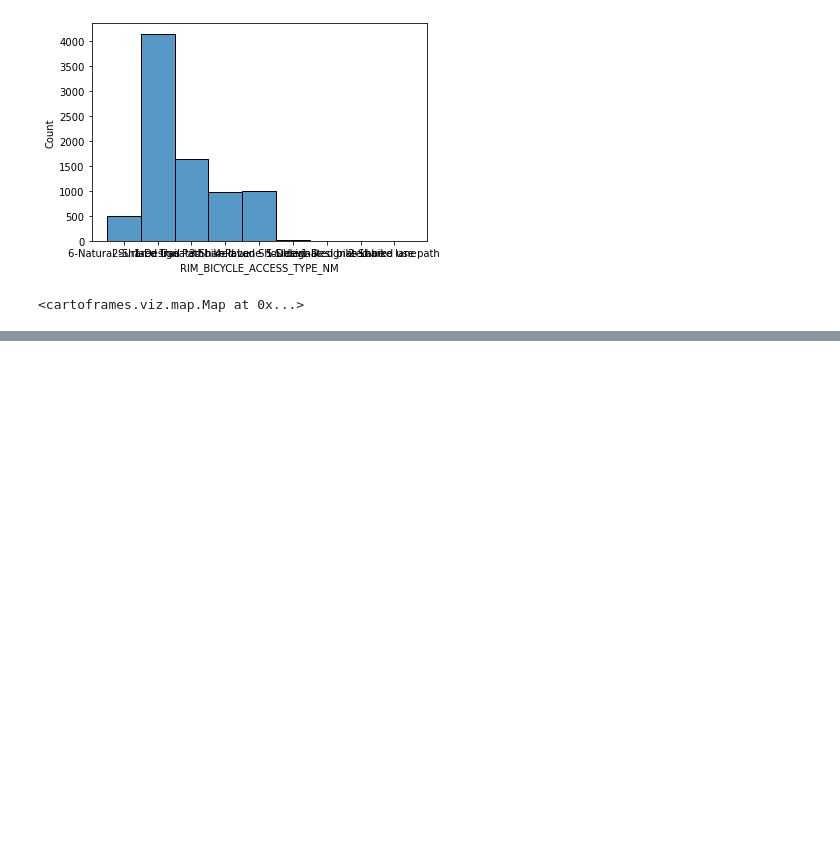
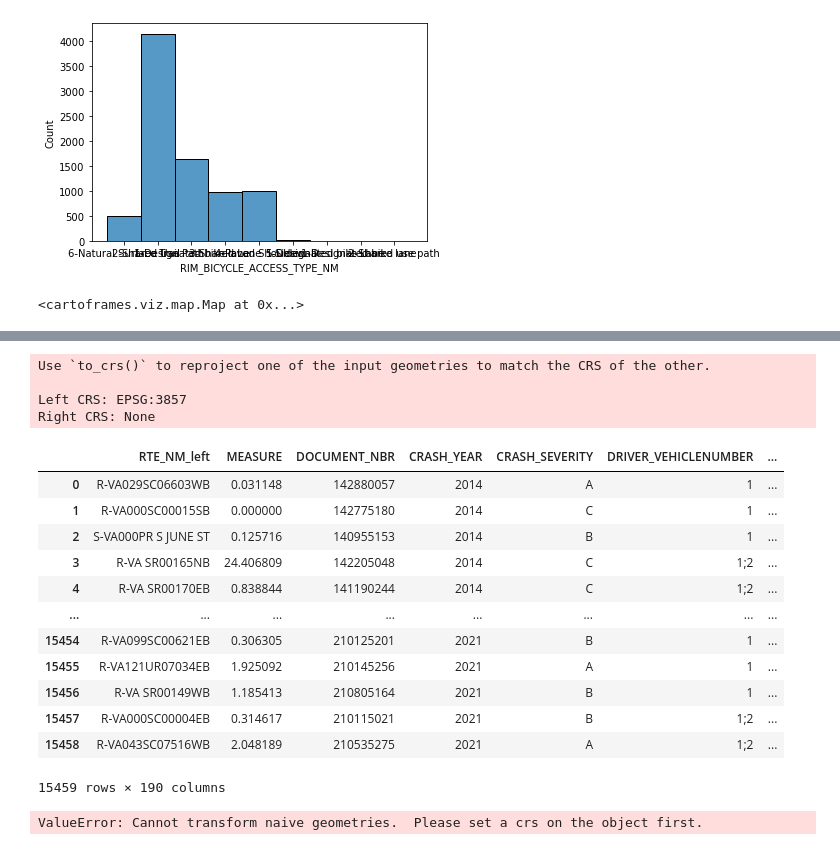
Before and after one commit to mjoireman/pathways-python, a Jupyter notebook: samples/gis_analysts_data_scientists/use_cases/01_bike_ped/bike_ped.ipynb, the cells around one changed output, grey strips where cells are left out. Cells and saved outputs as stored; diff of their text form; code cells hidden in the pictures; blank space fills up the shorter version.

```diff
--- a/samples/gis_analysts_data_scientists/use_cases/01_bike_ped/bike_ped.ipynb
+++ b/samples/gis_analysts_data_scientists/use_cases/01_bike_ped/bike_ped.ipynb
@@ -117,0 +153,26 @@ sns.jointplot(x=bike_df.LON, y=bike_df.LAT, kind="hex", color="#4CB391")
+# %%
+from geopandas.tools import sjoin
+join_left_bike = sjoin(bikes_df, infra_df, how ='left')
+join_left_bike
+# %% [output]
+Use `to_crs()` to reproject one of the input geometries to match the CRS of the other.
+
+Left CRS: EPSG:3857
+Right CRS: None
+|  | RTE_NM_left | MEASURE | DOCUMENT_NBR | CRASH_YEAR | CRASH_SEVERITY | DRIVER_VEHICLENUMBER | ... |
+| 0 | R-VA029SC06603WB | 0.031148 | 142880057 | 2014 | A | 1 | ... |
+| 1 | R-VA000SC00015SB | 0.000000 | 142775180 | 2014 | C | 1 | ... |
+| 2 | S-VA000PR S JUNE ST | 0.125716 | 140955153 | 2014 | B | 1 | ... |
+| 3 | R-VA SR00165NB | 24.406809 | 142205048 | 2014 | C | 1;2 | ... |
+| 4 | R-VA SR00170EB | 0.838844 | 141190244 | 2014 | C | 1;2 | ... |
+| ... | ... | ... | ... | ... | ... | ... | ... |
+| 15454 | R-VA099SC00621EB | 0.306305 | 210125201 | 2021 | B | 1 | ... |
+| 15455 | R-VA121UR07034EB | 1.925092 | 210145256 | 2021 | A | 1 | ... |
+| 15456 | R-VA SR00149WB | 1.185413 | 210805164 | 2021 | B | 1 | ... |
+| 15457 | R-VA000SC00004EB | 0.314617 | 210115021 | 2021 | B | 1;2 | ... |
+| 15458 | R-VA043SC07516WB | 2.048189 | 210535275 | 2021 | A | 1;2 | ... |
+15459 rows × 190 columns
+# %%
+infra_df.to_crs("EPSG:3857")
+# %% [output]
+ValueError: Cannot transform naive geometries.  Please set a crs on the object first.
```
Also changed, not shown: parts of 18 cells of this notebook.
